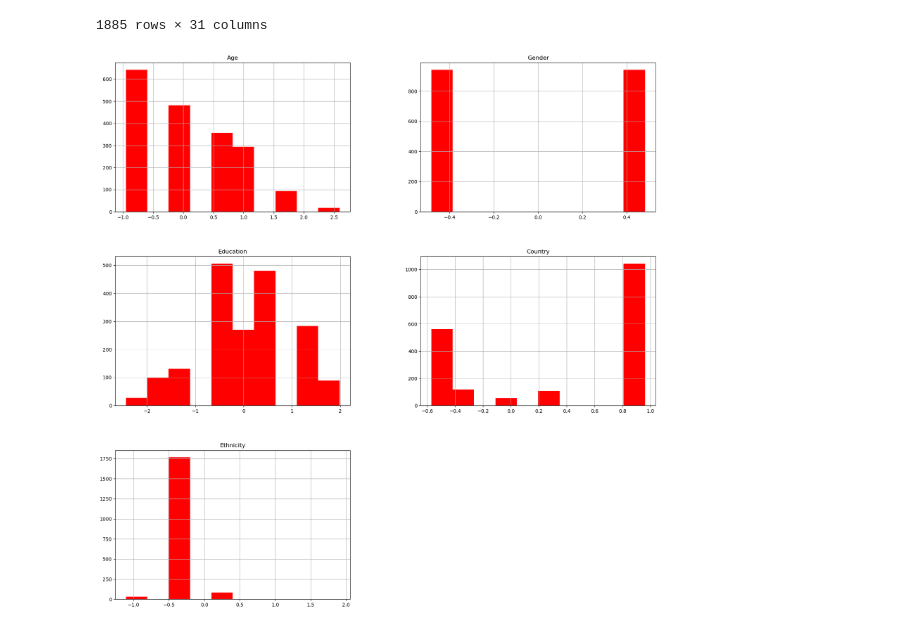
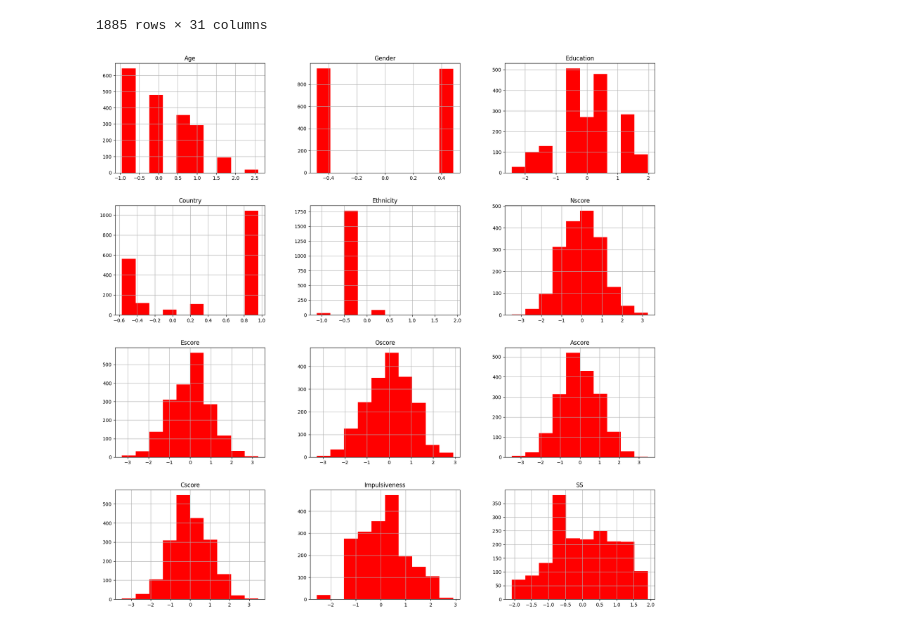
Before and after one commit to MATF-istrazivanje-podataka-1/2023_Data_Mining_Drugs_consumption_Dataset, a Jupyter notebook: Drug consumption.ipynb, the cells around one changed output. Saved outputs shown, nothing was run; the diff lists cells and outputs as text; code cells hidden in the pictures.

Commit message:
scaled the data, drawn some histograms, tried plotting the pie chart, kind of failed

```diff
--- a/Drug consumption.ipynb
+++ b/Drug consumption.ipynb
@@ -186,6 +216,6 @@ podaci_opisno
 | 1884 | 18-24 | M | N Fakultet | IR | Zambos | -0.46725 | 2.12700 | 1.65653 | 1.11406 | 0.41594 | ... | ... |
 1885 rows × 31 columns
 # %%
-_ = pd.DataFrame.hist(podaci, column = podaci_opisno.columns[:5], grid = True, figsize = (20, 20), color = 'red')
+_ = pd.DataFrame.hist(podaci, column = podaci_opisno.columns[:13], grid = True, figsize = (20, 20), color = 'red')
 # %% [output]
-[figure, old version]
+[figure, new version]
```
Also changed, not shown: parts of 9 cells of this notebook.
